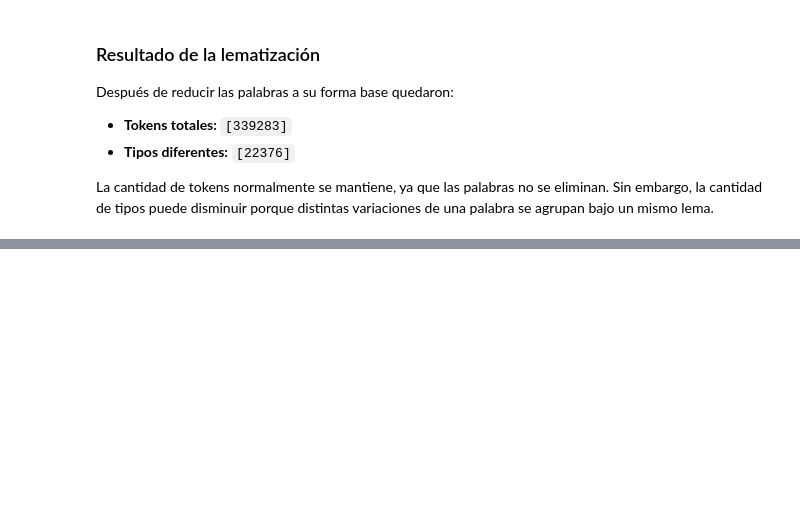
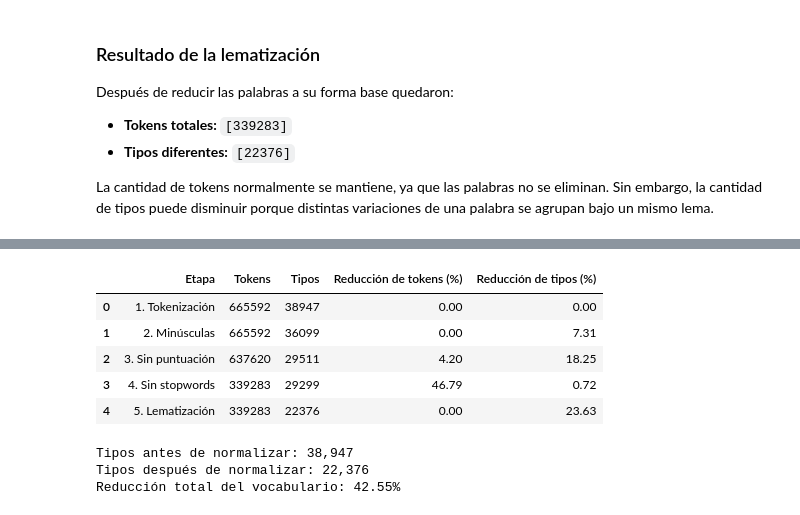
Before and after one commit to Jtanchezz/NLP, a Jupyter notebook: Lab1/lab1.ipynb, the cells around one changed output, grey strips where cells are left out. Cells and saved outputs as stored; diff of their text form; code cells hidden in the pictures; blank space fills up the shorter version.

Commit message:
Pregunta 3.5 & Resultados

```diff
--- a/Lab1/lab1.ipynb
+++ b/Lab1/lab1.ipynb
@@ -600,0 +635,68 @@ La cantidad de tokens normalmente se mantiene, ya que las palabras no se elimina
+# %%
+# Convertir los resultados en un DataFrame
+resultados_df = (
+    pd.DataFrame
+    .from_dict(
+        resultados_normalizacion,
+        orient="index"
+    )
+    .reset_index()
+    .rename(columns={"index": "Etapa"})
+)
+
+# Calcular reducción de tokens respecto a la etapa anterior
+resultados_df["Reducción de tokens (%)"] = (
+    1
+    - resultados_df["Tokens"]
+    / resultados_df["Tokens"].shift(1)
+) * 100
+
+# Calcular reducción de tipos respecto a la etapa anterior
+resultados_df["Reducción de tipos (%)"] = (
+    1
+    - resultados_df["Tipos"]
+    / resultados_df["Tipos"].shift(1)
+) * 100
+
+# Redondear porcentajes
+resultados_df["Reducción de tokens (%)"] = (
+    resultados_df["Reducción de tokens (%)"].round(2)
+)
+
+resultados_df["Reducción de tipos (%)"] = (
+    resultados_df["Reducción de tipos (%)"].round(2)
+)
+
+# La primera etapa no tiene una etapa anterior
+resultados_df.loc[0, "Reducción de tokens (%)"] = 0
+resultados_df.loc[0, "Reducción de tipos (%)"] = 0
+
+display(resultados_df)
+# %% [output]
+|  | Etapa | Tokens | Tipos | Reducción de tokens (%) | Reducción de tipos (%) |
+| 0 | 1. Tokenización | 665592 | 38947 | 0.00 | 0.00 |
+| 1 | 2. Minúsculas | 665592 | 36099 | 0.00 | 7.31 |
+| 2 | 3. Sin puntuación | 637620 | 29511 | 4.20 | 18.25 |
+| 3 | 4. Sin stopwords | 339283 | 29299 | 46.79 | 0.72 |
+| 4 | 5. Lematización | 339283 | 22376 | 0.00 | 23.63 |
+# %%
+tipos_iniciales = resultados_df.iloc[0]["Tipos"]
+tipos_finales = resultados_df.iloc[-1]["Tipos"]
+
+reduccion_total_vocabulario = (
+    (tipos_iniciales - tipos_finales)
+    / tipos_iniciales
+    * 100
+)
+
+print(f"Tipos antes de normalizar: {tipos_iniciales:,}")
+print(f"Tipos después de normalizar: {tipos_finales:,}")
+
+print(
+    f"Reducción total del vocabulario: "
+    f"{reduccion_total_vocabulario:.2f}%"
+)
+# %% [output]
+Tipos antes de normalizar: 38,947
+Tipos después de normalizar: 22,376
+Reducción total del vocabulario: 42.55%
```
Also changed, not shown: parts of 4 cells of this notebook.
